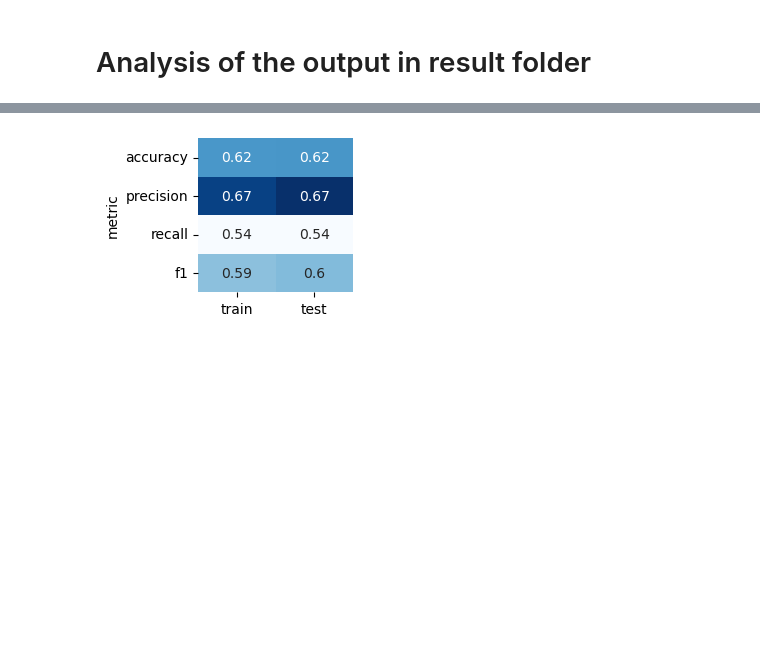
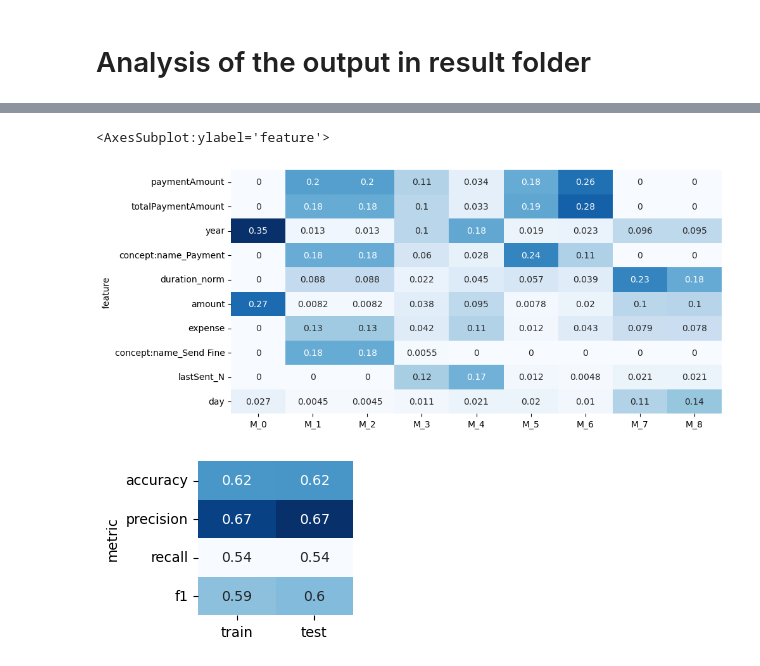
Before and after one commit to HGB-ProcessMining/pm-road-fines, a Jupyter notebook: model_evaluation/model_evaluation.ipynb, the cells around one changed output, grey strips where cells are left out. Saved outputs shown, nothing was run; the diff lists cells and outputs as text; code cells hidden in the pictures; blank space fills up the shorter version.

Commit message:
update model evaluation

```diff
--- a/model_evaluation/model_evaluation.ipynb
+++ b/model_evaluation/model_evaluation.ipynb
@@ -15,18 +15,23 @@ stats_and_vis_dir = os.path.join(os.path.abspath("../stats_and_vis"))
 data_dir = "../data"
 # %%
 #plot feature importance
+ranked_features = pd.DataFrame()
+i_model = 0
 for file in os.listdir(os.path.join(result_dir, "feature_importance")):
     if file.endswith(".csv"):
         feature_importance = pd.read_csv(os.path.join(result_dir, "feature_importance", file))
         feature_importance = feature_importance.rename(columns={"Unnamed: 0": "feature"})
         feature_importance = feature_importance.set_index("feature")
+        copy = feature_importance.rename(columns={"importance": f"M_{i_model}"})
+        i_model += 1
+        ranked_features = pd.concat([ranked_features, copy], axis=1)
         #take only the top 10 features
-        feature_importance = feature_importance.sort_values(by="importance", ascending=False).head(10)
-        #make heatmap of feature importance
-        fig, ax = plt.subplots(figsize=(1,5))
-        sns.heatmap(feature_importance, annot=True, ax=ax, cmap="Blues", cbar=False)
+        # feature_importance = feature_importance.sort_values(by="importance", ascending=False).head(10)
+        # #make heatmap of feature importance
+        # fig, ax = plt.subplots(figsize=(1,5))
+        # sns.heatmap(feature_importance, annot=True, ax=ax, cmap="Blues", cbar=False)
 
-        ax.tick_params(axis='y', rotation=0)
-        #dont show
+        # ax.tick_params(axis='y', rotation=0)
+        # #dont show
 
-        plt.savefig(os.path.join(stats_and_vis_dir, "feature_importance", file[:-4] + ".png"), dpi=600,bbox_inches='tight')
+        # plt.savefig(os.path.join(stats_and_vis_dir, "feature_importance", file[:-4] + ".png"), dpi=600,bbox_inches='tight')
@@ -42,0 +38,14 @@ for file in os.listdir(os.path.join(result_dir, "feature_importance")):
+# %%
+ranked_features = ranked_features.fillna(0)
+ranked_features = ranked_features.sort_values(by="M_0", ascending=False)
+ranked_features["mean"] = ranked_features.mean(axis=1)
+ranked_features = ranked_features.sort_values(by="mean", ascending=False)
+ranked_features = ranked_features.drop(columns=["mean"])
+ranked_features = ranked_features.head(10)
+#make heatmap of feature importance
+fig, ax = plt.subplots(figsize=(10,5))
+sns.heatmap(ranked_features, annot=True, ax=ax, cmap="Blues", cbar=False)
+plt.savefig(os.path.join(stats_and_vis_dir, "feature_importance", "ranked_features.png"), dpi=600,bbox_inches='tight')
+# %% [output]
+<AxesSubplot:ylabel='feature'>
+[figure, added]
```
Also changed, not shown: parts of 3 cells of this notebook.
